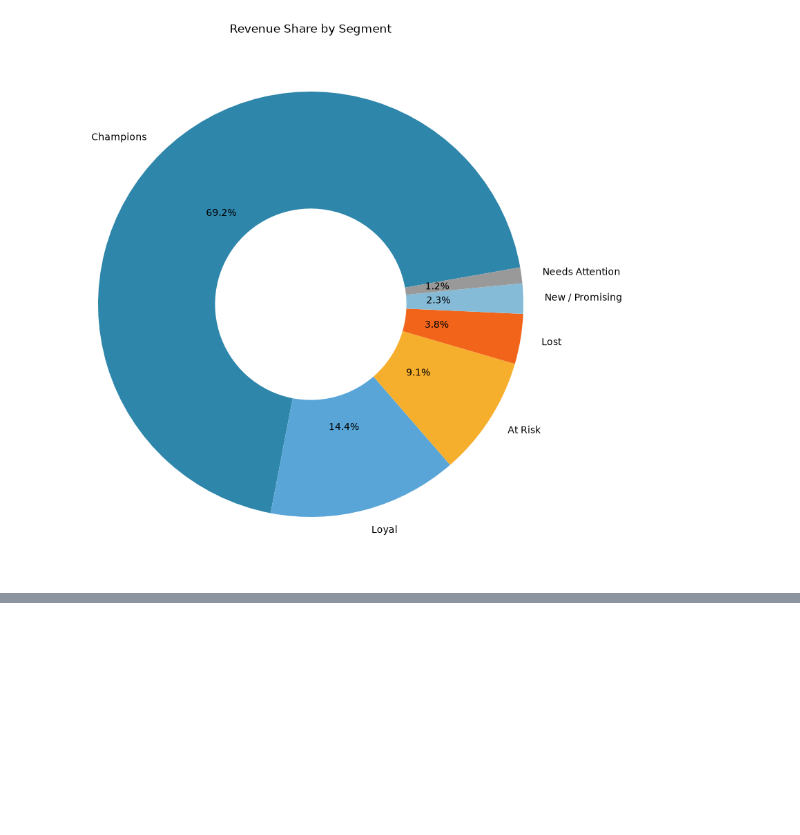
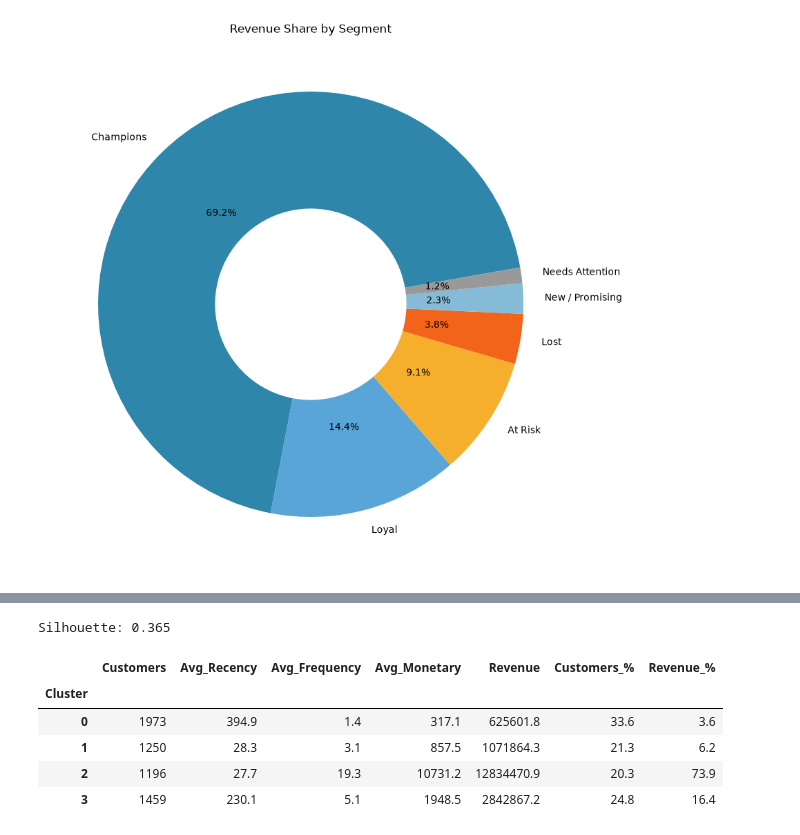
Before and after one commit to JunaidAshraf05/Customer-Segmentation-and-RFM-Analysis, a Jupyter notebook: 1.ipynb, the cells around one changed output, grey strips where cells are left out. Drawn from its saved outputs; the diff is of its cells as text; code cells hidden in the pictures; blank space fills up the shorter version.

```diff
--- a/1.ipynb
+++ b/1.ipynb
@@ -223,0 +283,30 @@ X_scaled = StandardScaler().fit_transform(X)
+# %%
+rfm.groupby("Cluster").agg(
+    Customers=("Monetary", "count"),
+    Avg_Recency=("Recency", "mean"),
+    Avg_Frequency=("Frequency", "mean"),
+    Avg_Monetary=("Monetary", "mean"),
+).round(1)
+
+print("Silhouette:", round(silhouette_score(X_scaled, km.labels_), 3))
+# %% [output]
+Silhouette: 0.365
+# %%
+profile = rfm.groupby("Cluster").agg(
+    Customers=("Monetary", "count"),
+    Avg_Recency=("Recency", "mean"),
+    Avg_Frequency=("Frequency", "mean"),
+    Avg_Monetary=("Monetary", "mean"),
+    Revenue=("Monetary", "sum"),
+).round(1)
+
+profile["Customers_%"] = (profile["Customers"] / profile["Customers"].sum() * 100).round(1)
+profile["Revenue_%"] = (profile["Revenue"] / profile["Revenue"].sum() * 100).round(1)
+profile
+# %% [output]
+|  | Customers | Avg_Recency | Avg_Frequency | Avg_Monetary | Revenue | Customers_% | Revenue_% |
+| Cluster |  |  |  |  |  |  |  |
+| 0 | 1973 | 394.9 | 1.4 | 317.1 | 625601.8 | 33.6 | 3.6 |
+| 1 | 1250 | 28.3 | 3.1 | 857.5 | 1071864.3 | 21.3 | 6.2 |
+| 2 | 1196 | 27.7 | 19.3 | 10731.2 | 12834470.9 | 20.3 | 73.9 |
+| 3 | 1459 | 230.1 | 5.1 | 1948.5 | 2842867.2 | 24.8 | 16.4 |
```
Also changed, not shown: parts of 8 cells of this notebook, 1 other file.
